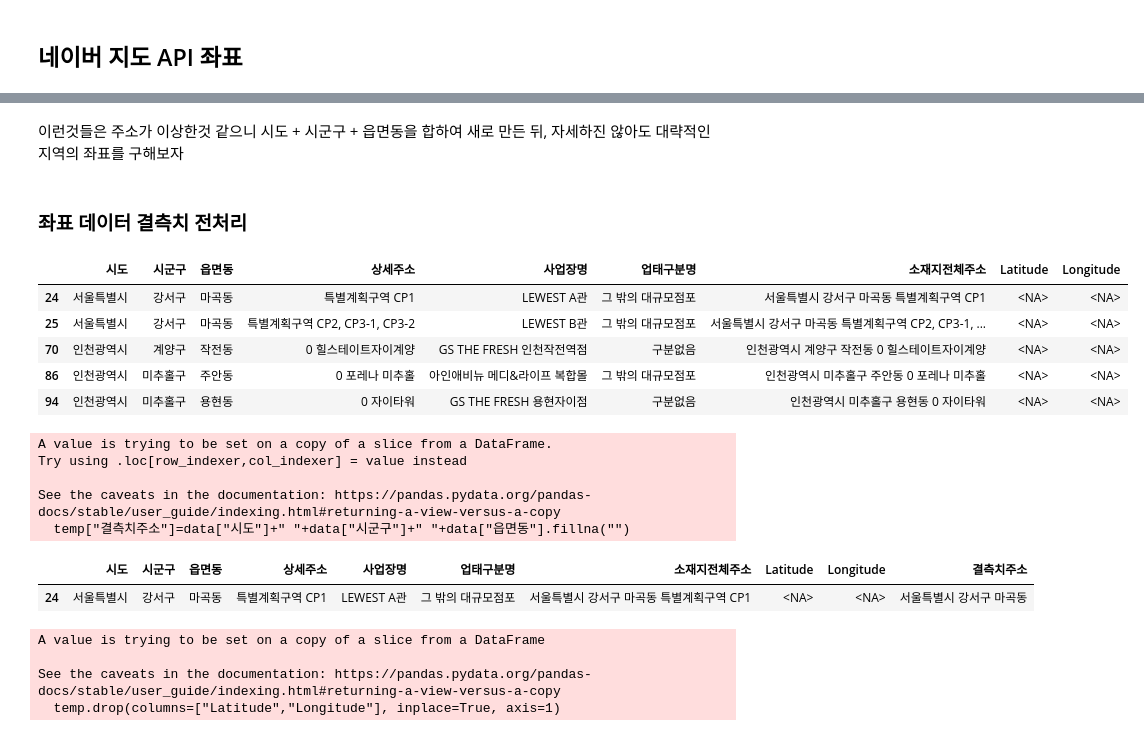
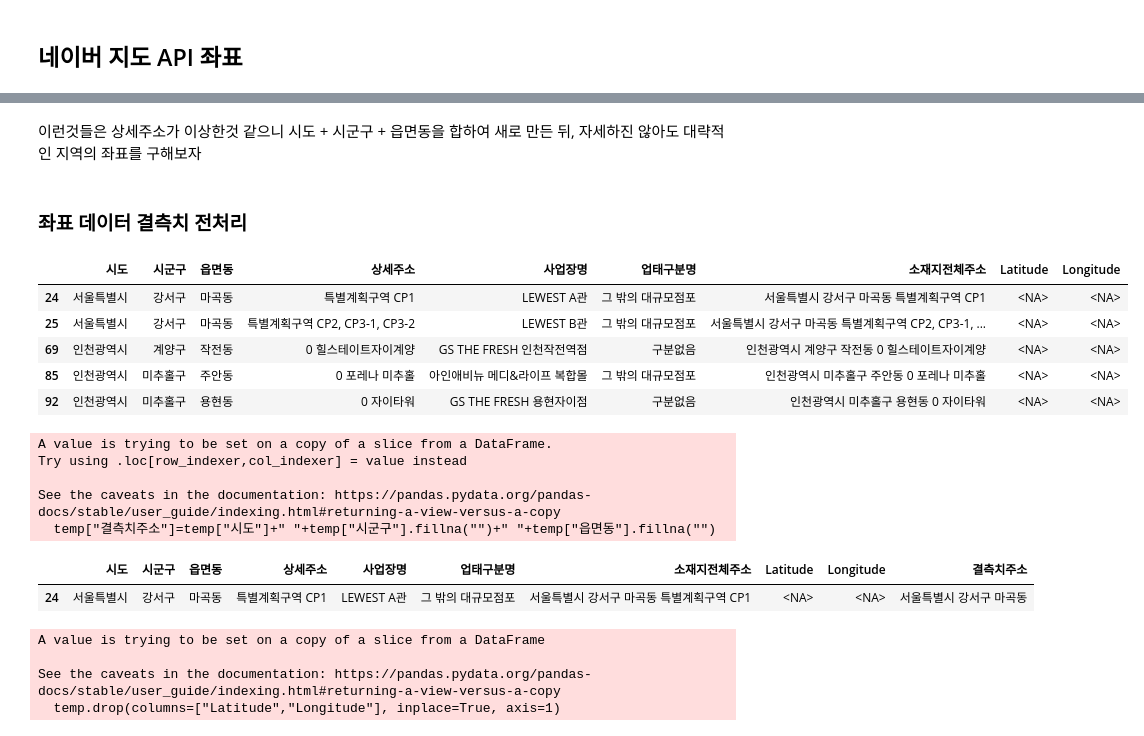
Before and after one commit to DGU-BAF/BAF-25-1-Marketing, a Jupyter notebook: 전처리_통합/데이터전처리_총집합.ipynb, the cells around one changed output, grey strips where cells are left out. Saved outputs shown, nothing was run; the diff lists cells and outputs as text; code cells hidden in the pictures.

```diff
--- a/전처리_통합/데이터전처리_총집합.ipynb
+++ b/전처리_통합/데이터전처리_총집합.ipynb
@@ -654,0 +733,5 @@ data.head()
+# %%
+data2.rename(columns={"시장명":"사업장명","시장 유형":"업태구분명", "지번주소":"소재지전체주소"}, inplace=True)
+# %%
+temp=pd.concat([data, data2], axis=0, ignore_index=True)
+print(data.shape, data2.shape, temp.shape)
@@ -655,8 +760,10 @@ data.head()
+# %%
+temp.drop_duplicates(subset=["시도","시군구","사업장명"], inplace=True)
 # %% [markdown]
 ## 네이버 지도 API 좌표
 # %%
 # 기존 DataFrame의 '전체주소' 컬럼을 리스트로 변환
-addresses = data['소재지전체주소'].tolist()
+addresses = temp['소재지전체주소'].tolist()
 
 # ThreadPoolExecutor를 이용해 동시 실행
 with ThreadPoolExecutor(max_workers=100) as executor:
@@ -664,6 +771,6 @@ with ThreadPoolExecutor(max_workers=100) as executor:
 
 # 결과를 DataFrame으로 변환 후 기존 DataFrame과 결합
 df_coordinates = pd.DataFrame(results)
-df_final = pd.concat([data.reset_index(drop=True), df_coordinates], axis=1)
+df_final = pd.concat([temp.reset_index(drop=True), df_coordinates], axis=1)
 print(df_final)
 # %% [output]
@@ -711,26 +818,27 @@ df_final[df_final['Latitude'].isna() | df_final['Longitude'].isna()].head()
 # %% [markdown]
-이런것들은 주소가 이상한것 같으니 시도 + 시군구 + 읍면동을 합하여 새로 만든 뒤, 자세하진 않아도 대략적인 지역의 좌표를 구해보자
+이런것들은 상세주소가 이상한것 같으니 시도 + 시군구 + 읍면동을 합하여 새로 만든 뒤, 자세하진 않아도 대략적인 지역의 좌표를 구해보자
 # %% [markdown]
 ### 좌표 데이터 결측치 전처리
 # %%
+temp=pd.DataFrame()
 temp=df_final[df_final['Latitude'].isna() | df_final['Longitude'].isna()]
 temp.head()
 # %% [output]
 |  | 시도 | 시군구 | 읍면동 | 상세주소 | 사업장명 | 업태구분명 | 소재지전체주소 | Latitude | Longitude |
 | 24 | 서울특별시 | 강서구 | 마곡동 | 특별계획구역 CP1 | LEWEST A관 | 그 밖의 대규모점포 | 서울특별시 강서구 마곡동 특별계획구역 CP1 | <NA> | <NA> |
 | 25 | 서울특별시 | 강서구 | 마곡동 | 특별계획구역 CP2, CP3-1, CP3-2 | LEWEST B관 | 그 밖의 대규모점포 | 서울특별시 강서구 마곡동 특별계획구역 CP2, CP3-1, ... | <NA> | <NA> |
-| 70 | 인천광역시 | 계양구 | 작전동 | 0 힐스테이트자이계양 | GS THE FRESH 인천작전역점 | 구분없음 | 인천광역시 계양구 작전동 0 힐스테이트자이계양 | <NA> | <NA> |
-| 86 | 인천광역시 | 미추홀구 | 주안동 | 0 포레나 미추홀 | 아인애비뉴 메디&라이프 복합몰 | 그 밖의 대규모점포 | 인천광역시 미추홀구 주안동 0 포레나 미추홀 | <NA> | <NA> |
-| 94 | 인천광역시 | 미추홀구 | 용현동 | 0 자이타워 | GS THE FRESH 용현자이점 | 구분없음 | 인천광역시 미추홀구 용현동 0 자이타워 | <NA> | <NA> |
+| 69 | 인천광역시 | 계양구 | 작전동 | 0 힐스테이트자이계양 | GS THE FRESH 인천작전역점 | 구분없음 | 인천광역시 계양구 작전동 0 힐스테이트자이계양 | <NA> | <NA> |
+| 85 | 인천광역시 | 미추홀구 | 주안동 | 0 포레나 미추홀 | 아인애비뉴 메디&라이프 복합몰 | 그 밖의 대규모점포 | 인천광역시 미추홀구 주안동 0 포레나 미추홀 | <NA> | <NA> |
+| 92 | 인천광역시 | 미추홀구 | 용현동 | 0 자이타워 | GS THE FRESH 용현자이점 | 구분없음 | 인천광역시 미추홀구 용현동 0 자이타워 | <NA> | <NA> |
 # %%
-temp["결측치주소"]=data["시도"]+" "+data["시군구"]+" "+data["읍면동"].fillna("")
+temp["결측치주소"]=temp["시도"]+" "+temp["시군구"].fillna("")+" "+temp["읍면동"].fillna("")
 temp.head(1)
 # %% [output]
 A value is trying to be set on a copy of a slice from a DataFrame.
 Try using .loc[row_indexer,col_indexer] = value instead
 
 See the caveats in the documentation: https://pandas.pydata.org/pandas-docs/stable/user_guide/indexing.html#returning-a-view-versus-a-copy
-  temp["결측치주소"]=data["시도"]+" "+data["시군구"]+" "+data["읍면동"].fillna("")
+  temp["결측치주소"]=temp["시도"]+" "+temp["시군구"].fillna("")+" "+temp["읍면동"].fillna("")
 |  | 시도 | 시군구 | 읍면동 | 상세주소 | 사업장명 | 업태구분명 | 소재지전체주소 | Latitude | Longitude | 결측치주소 |
 | 24 | 서울특별시 | 강서구 | 마곡동 | 특별계획구역 CP1 | LEWEST A관 | 그 밖의 대규모점포 | 서울특별시 강서구 마곡동 특별계획구역 CP1 | <NA> | <NA> | 서울특별시 강서구 마곡동 |
 # %%
```
Also changed, not shown: parts of 43 cells of this notebook, 1 other file.
